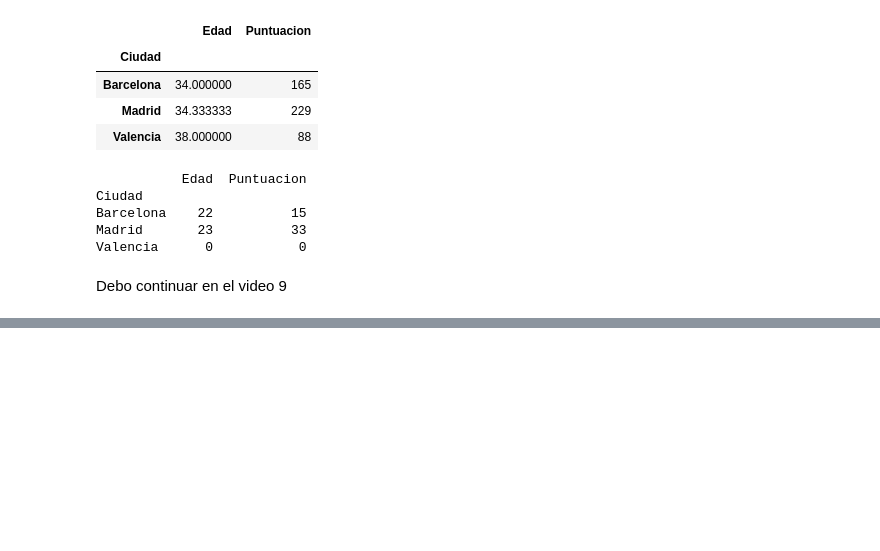
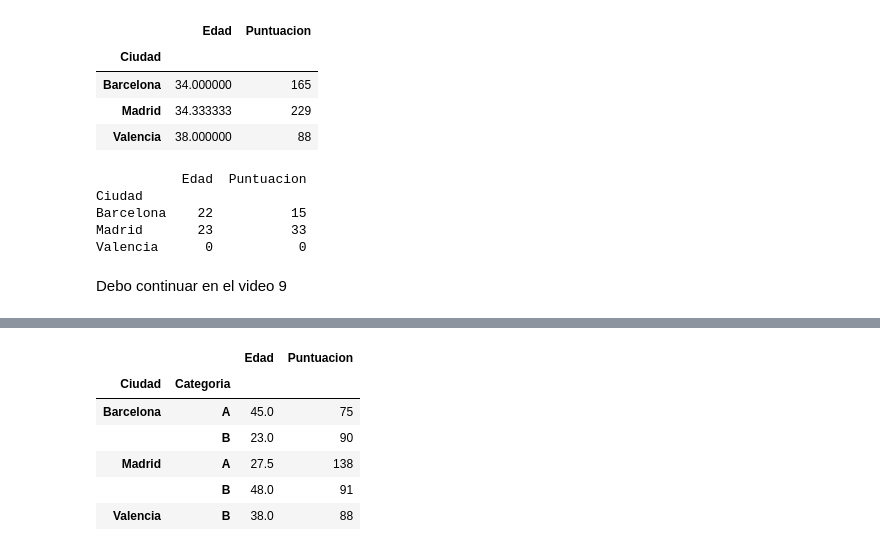
Before and after one commit to JorgeVeraz23/PythonForDataAnalistFundaments, a Jupyter notebook: PythonParaAnalisisDeDatos/ANALISISDEDATOSCODES/Clase1.ipynb, the cells around one changed output, grey strips where cells are left out. Cells and saved outputs as stored; diff of their text form; code cells hidden in the pictures; blank space fills up the shorter version.

```diff
--- a/PythonParaAnalisisDeDatos/ANALISISDEDATOSCODES/Clase1.ipynb
+++ b/PythonParaAnalisisDeDatos/ANALISISDEDATOSCODES/Clase1.ipynb
@@ -321,0 +334,17 @@ Debo continuar en el video 9
+# %%
+#Calcular la suma de las edades y puntuacion por Ciudad y por Categoria
+aggregated_data_multi = grouped_multi.agg(
+    {
+        "Edad": "mean",
+        "Puntuacion": "sum"
+    }
+)
+aggregated_data_multi
+# %% [output]
+|  |  | Edad | Puntuacion |
+| Ciudad | Categoria |  |  |
+| Barcelona | A | 45.0 | 75 |
+|  | B | 23.0 | 90 |
+| Madrid | A | 27.5 | 138 |
+|  | B | 48.0 | 91 |
+| Valencia | B | 38.0 | 88 |
```
Also changed, not shown: parts of 3 cells of this notebook, 1 other file.
